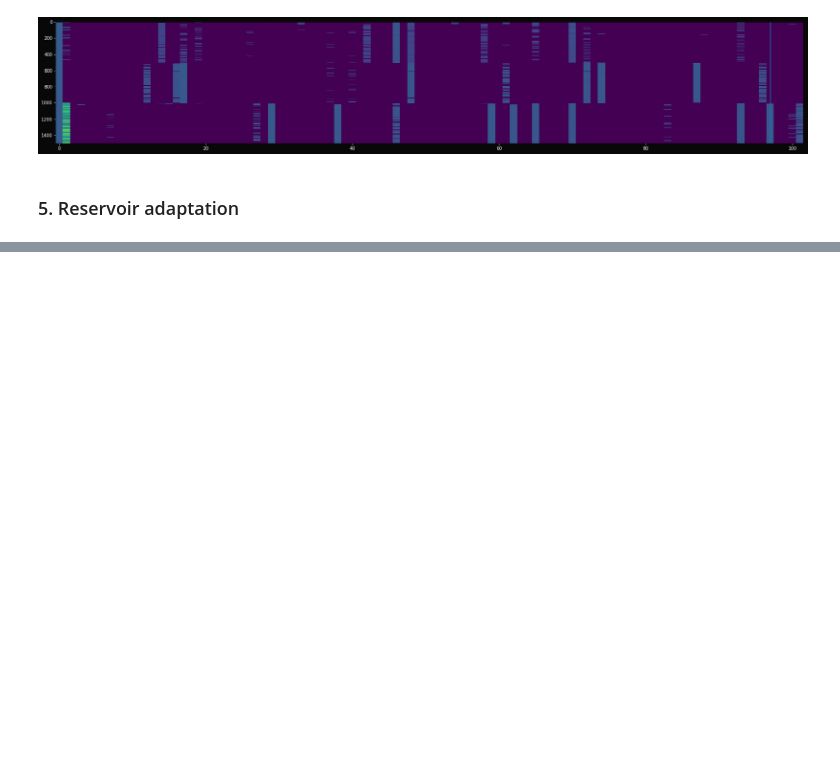
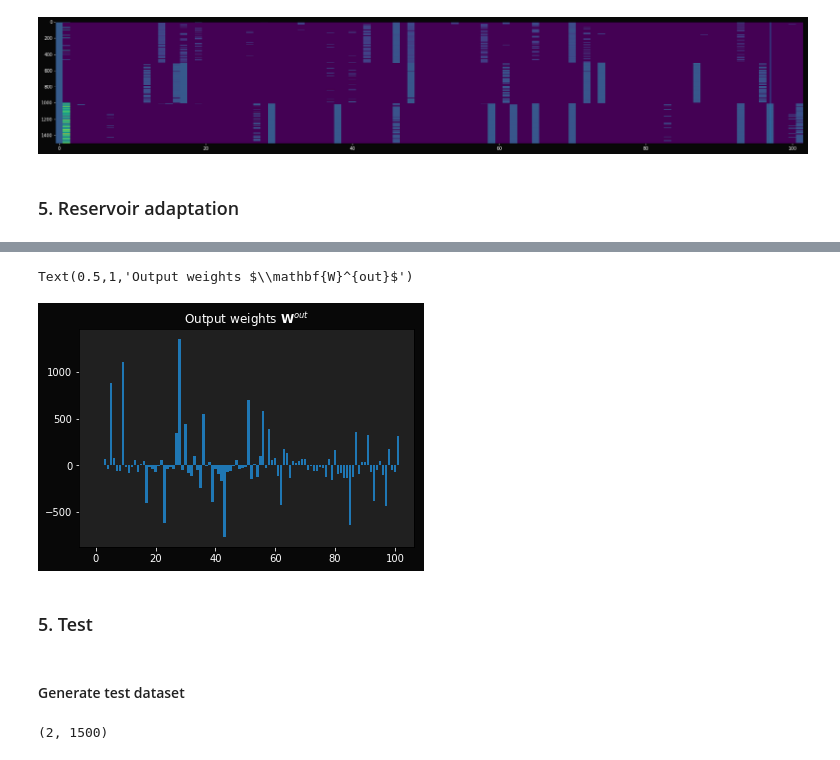
Before and after one commit to mizvol/miniESN, a Jupyter notebook: Adaptation.ipynb, the cells around one changed output, grey strips where cells are left out. Saved outputs shown, nothing was run; the diff lists cells and outputs as text; code cells hidden in the pictures; blank space fills up the shorter version.

```diff
--- a/Adaptation.ipynb
+++ b/Adaptation.ipynb
@@ -261,0 +294,20 @@ colorbar()
+# %%
+bar(range(1 + in_size + res_size), [v[0] for v in W_out.T])
+title('Output weights $\mathbf{W}^{out}$')
+# %% [output]
+Text(0.5,1,'Output weights $\\mathbf{W}^{out}$')
+[figure, added]
+# %% [markdown]
+### 5. Test
+# %% [markdown]
+#### Generate test dataset
+# %%
+x1 = 0.75 * np.random.standard_normal((data_dim, num_samples))
+x2 = 0.5 * (np.random.standard_normal((data_dim, num_samples)) - 4)
+x3 = 0.5 * (np.random.standard_normal((data_dim, num_samples)) + 4)
+# x4 = 0.5 * (np.random.standard_normal((data_dim, num_samples)) + 1)
+# x5 = 0.3 * (np.random.standard_normal((data_dim, num_samples)) + 8)
+data_test = np.concatenate((x1, x2, x3), axis=1)
+data_test.shape
+# %% [output]
+(2, 1500)
```
Also changed, not shown: parts of 15 cells of this notebook.
